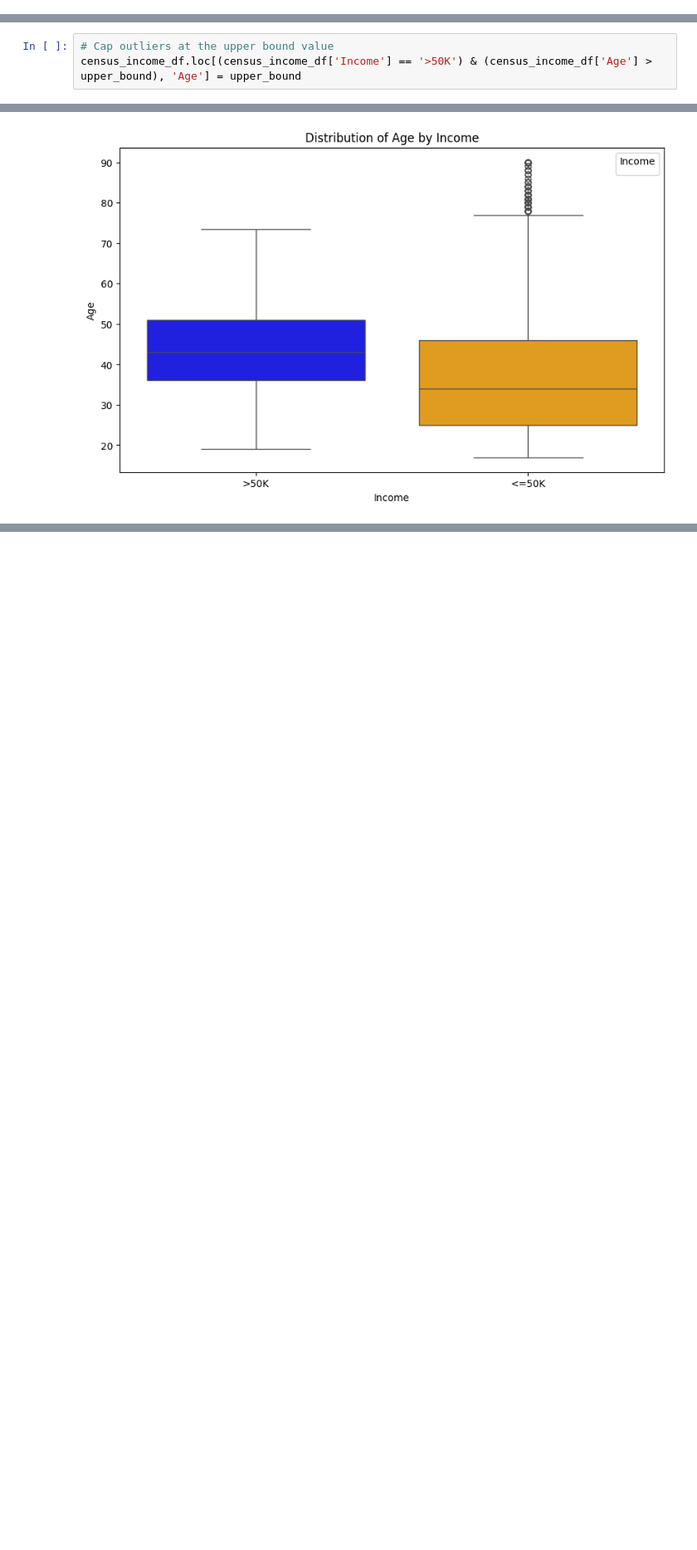
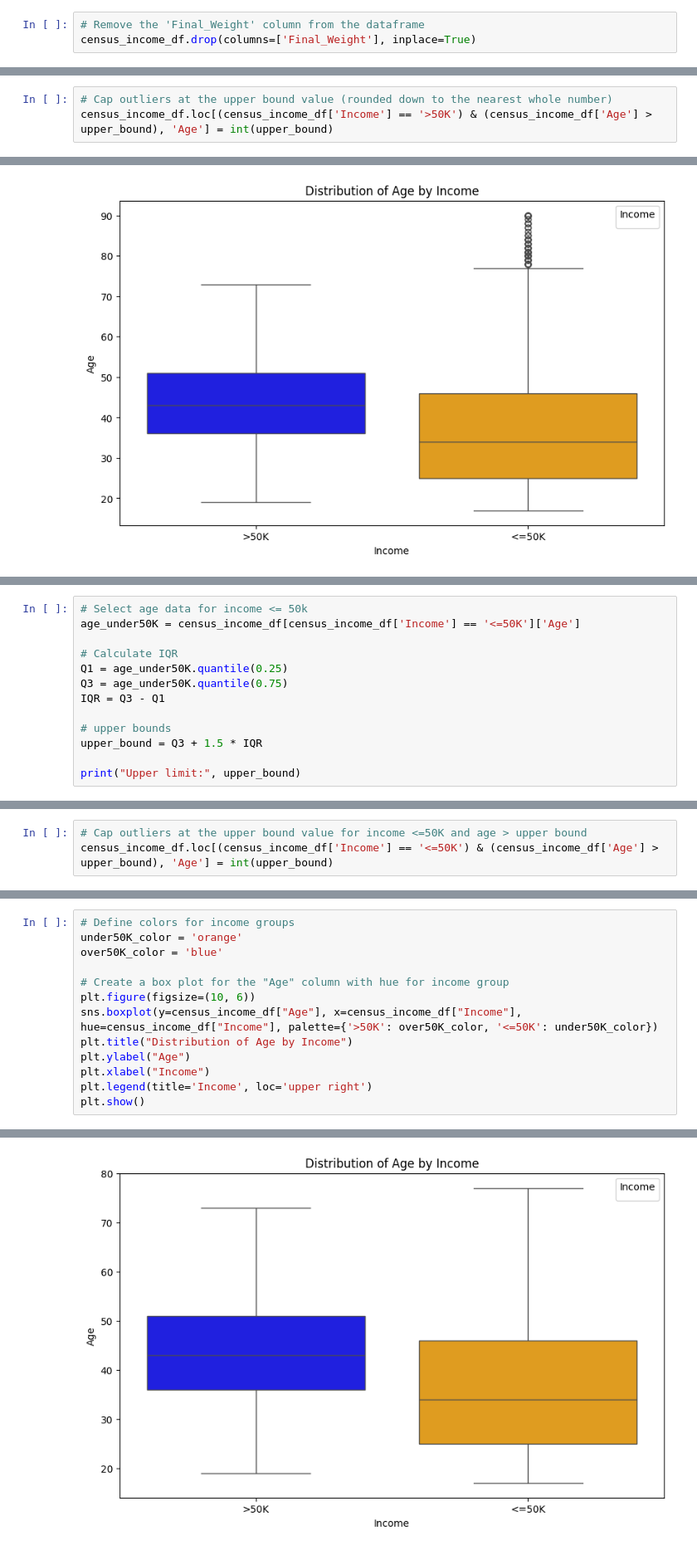
Before and after one commit to Benura2020/Income-Classification-ML, a Jupyter notebook: income_prediction_ml_project.ipynb, the cells around one changed output, grey strips where cells are left out. Shown at 83% size. Drawn from its saved outputs; the diff is of its cells as text; blank space fills up the shorter version.

```diff
--- a/income_prediction_ml_project.ipynb
+++ b/income_prediction_ml_project.ipynb
@@ -983,0 +946,3 @@ census_income_df.head(1)
+# %%
+# Remove the 'Final_Weight' column from the dataframe
+census_income_df.drop(columns=['Final_Weight'], inplace=True)
@@ -1078,3 +1079,3 @@ By analyzing data I considerd adjusting the outliers instead of removing them.So
 # %%
-# Cap outliers at the upper bound value
-census_income_df.loc[(census_income_df['Income'] == '>50K') & (census_income_df['Age'] > upper_bound), 'Age'] = upper_bound
+# Cap outliers at the upper bound value (rounded down to the nearest whole number)
+census_income_df.loc[(census_income_df['Income'] == '>50K') & (census_income_df['Age'] > upper_bound), 'Age'] = int(upper_bound)
@@ -1113,0 +1111,13 @@ Name: Age, Length: 11680, dtype: int64
+# %%
+# Select age data for income <= 50k
+age_under50K = census_income_df[census_income_df['Income'] == '<=50K']['Age']
+
+# Calculate IQR
+Q1 = age_under50K.quantile(0.25)
+Q3 = age_under50K.quantile(0.75)
+IQR = Q3 - Q1
+
+# upper bounds
+upper_bound = Q3 + 1.5 * IQR
+
+print("Upper limit:", upper_bound)
@@ -1113,0 +1149,3 @@ Name: Age, Length: 11680, dtype: int64
+# %%
+# Cap outliers at the upper bound value for income <=50K and age > upper bound
+census_income_df.loc[(census_income_df['Income'] == '<=50K') & (census_income_df['Age'] > upper_bound), 'Age'] = int(upper_bound)
@@ -1113,0 +1162,14 @@ Name: Age, Length: 11680, dtype: int64
+# %%
+# Define colors for income groups
+under50K_color = 'orange'
+over50K_color = 'blue'
+
+# Create a box plot for the "Age" column with hue for income group
+plt.figure(figsize=(10, 6))
+sns.boxplot(y=census_income_df["Age"], x=census_income_df["Income"], hue=census_income_df["Income"], palette={'>50K': over50K_color, '<=50K': under50K_color})
+plt.title("Distribution of Age by Income")
+plt.ylabel("Age")
+plt.xlabel("Income")
+plt.legend(title='Income', loc='upper right')
+plt.show()
+# %% [output]
@@ -1113,0 +1177 @@ Name: Age, Length: 11680, dtype: int64
+[figure, added]
```
Also changed, not shown: parts of 82 cells of this notebook, 2 other files.
